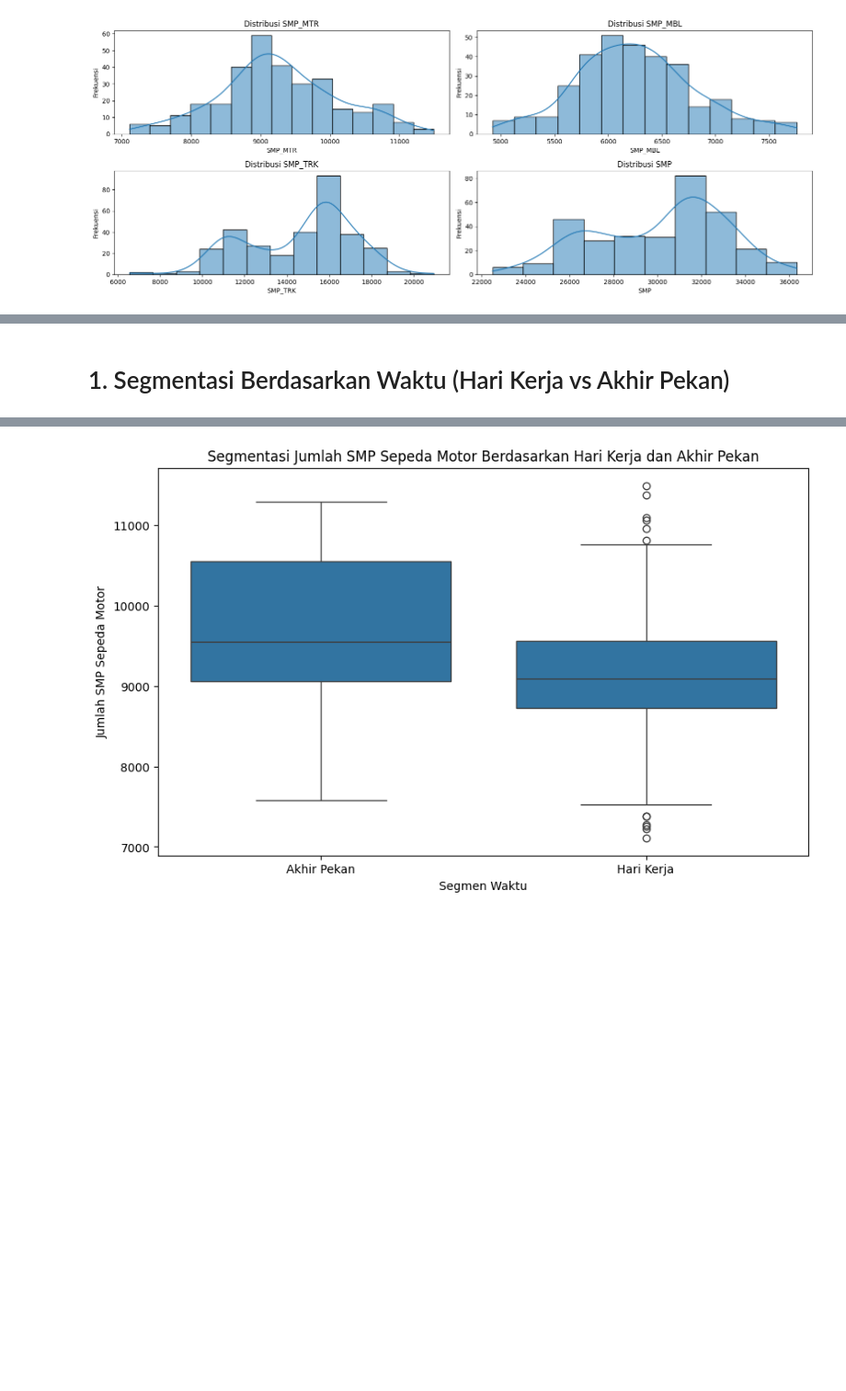
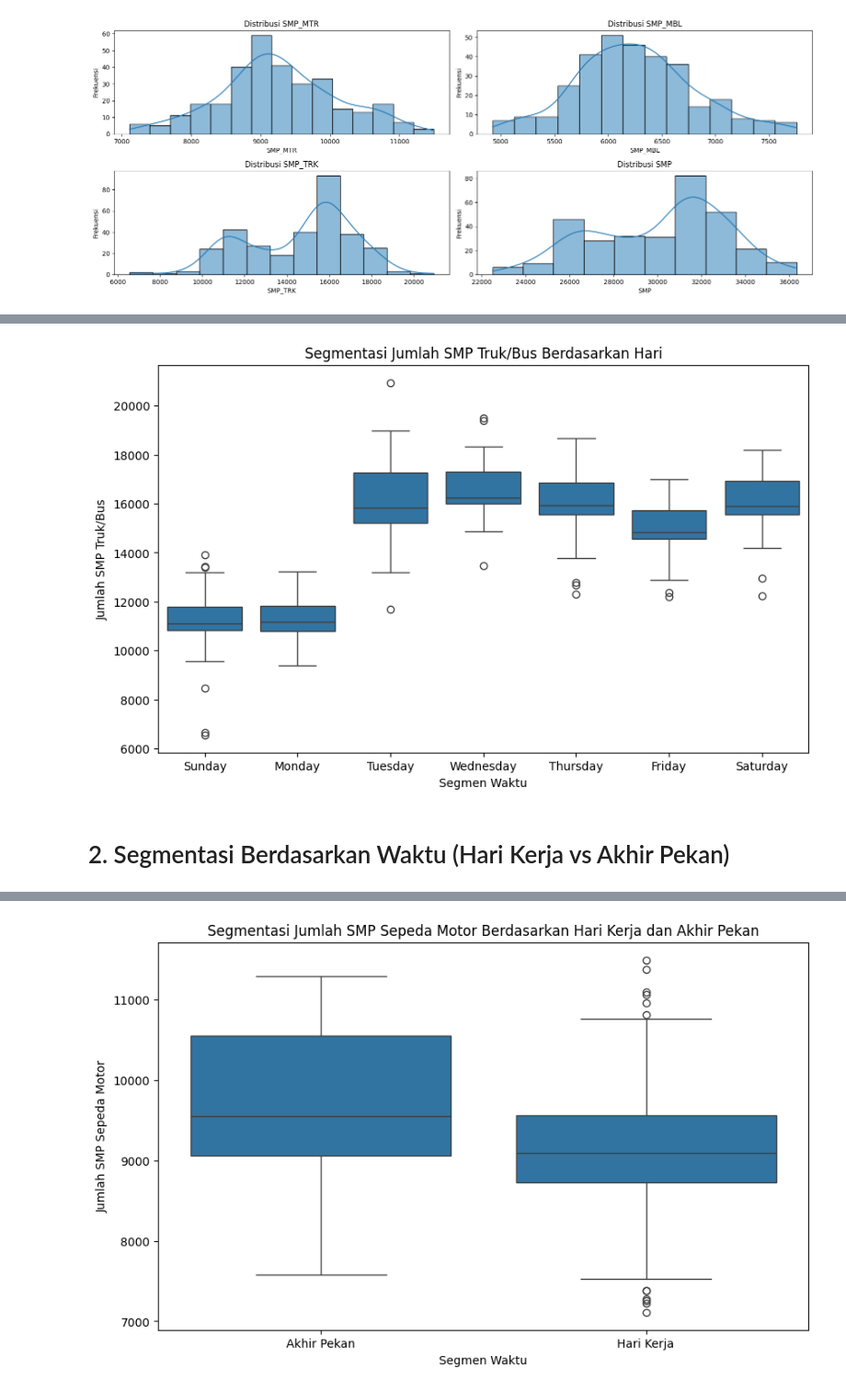
Before and after one commit to Onestringlab/LHRT_Balai, a Jupyter notebook: Kode/9_Analitik_Losarang_2022.ipynb, the cells around one changed output, grey strips where cells are left out. Shown at 92% size. Drawn from its saved outputs; the diff is of its cells as text; code cells hidden in the pictures; blank space fills up the shorter version.

```diff
--- a/Kode/9_Analitik_Losarang_2022.ipynb
+++ b/Kode/9_Analitik_Losarang_2022.ipynb
@@ -258,2 +251,11 @@ Berikut adalah analisis hasil distribusi data setelah outlier dihapus:
+# %%
+plt.figure(figsize=(10, 6))
+sns.boxplot(x='HARI', y='SMP_TRK', data=df_no_outliers)
+plt.title('Segmentasi Jumlah SMP Truk/Bus Berdasarkan Hari')
+plt.xlabel('Segmen Waktu')
+plt.ylabel('Jumlah SMP Truk/Bus')
+plt.show()
+# %% [output]
+[figure, added]
 # %% [markdown]
-# 1. Segmentasi Berdasarkan Waktu (Hari Kerja vs Akhir Pekan)
+# 2. Segmentasi Berdasarkan Waktu (Hari Kerja vs Akhir Pekan)
```
Also changed, not shown: parts of 10 cells of this notebook.
